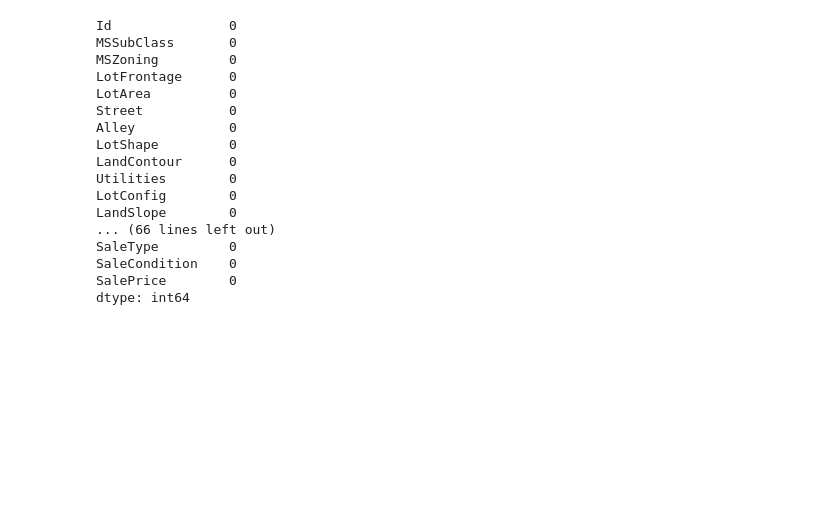
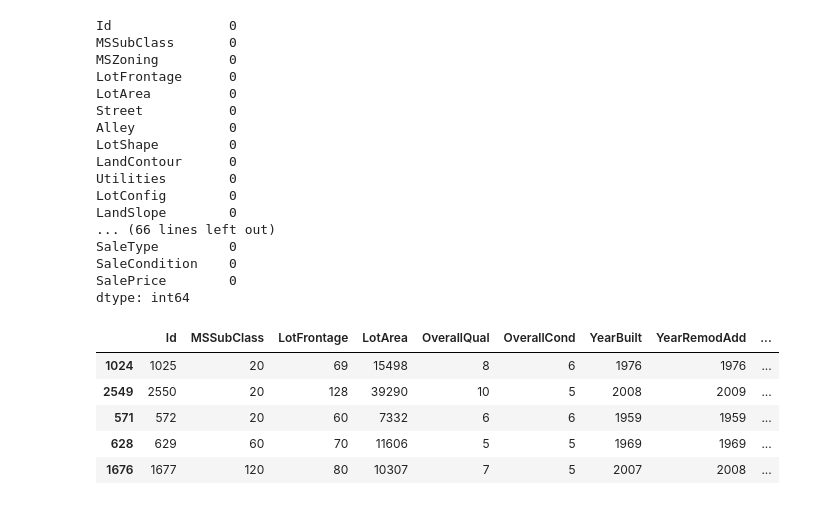
Before and after one commit to KetanThakare/Ames-house-price-predictor, a Jupyter notebook: AmesHousePricePrediction.ipynb, the cells around one changed output. Cells and saved outputs as stored; diff of their text form; code cells hidden in the pictures; blank space fills up the shorter version.

```diff
--- a/AmesHousePricePrediction.ipynb
+++ b/AmesHousePricePrediction.ipynb
@@ -125,3 +127,15 @@ SaleType         0
 SaleCondition    0
 SalePrice        0
 dtype: int64
+# %%
+#one hot encoding the categorical variables
+ah_dataOHE = pd.get_dummies(ah_data)
+ah_dataOHE.sample(5)
+#ah_dataOHE.info()
+# %% [output]
+|  | Id | MSSubClass | LotFrontage | LotArea | OverallQual | OverallCond | YearBuilt | YearRemodAdd | ... |
+| 1024 | 1025 | 20 | 69 | 15498 | 8 | 6 | 1976 | 1976 | ... |
+| 2549 | 2550 | 20 | 128 | 39290 | 10 | 5 | 2008 | 2009 | ... |
+| 571 | 572 | 20 | 60 | 7332 | 6 | 6 | 1959 | 1959 | ... |
+| 628 | 629 | 60 | 70 | 11606 | 5 | 5 | 1969 | 1969 | ... |
+| 1676 | 1677 | 120 | 80 | 10307 | 7 | 5 | 2007 | 2008 | ... |
```
Also changed, not shown: parts of 9 cells of this notebook.
